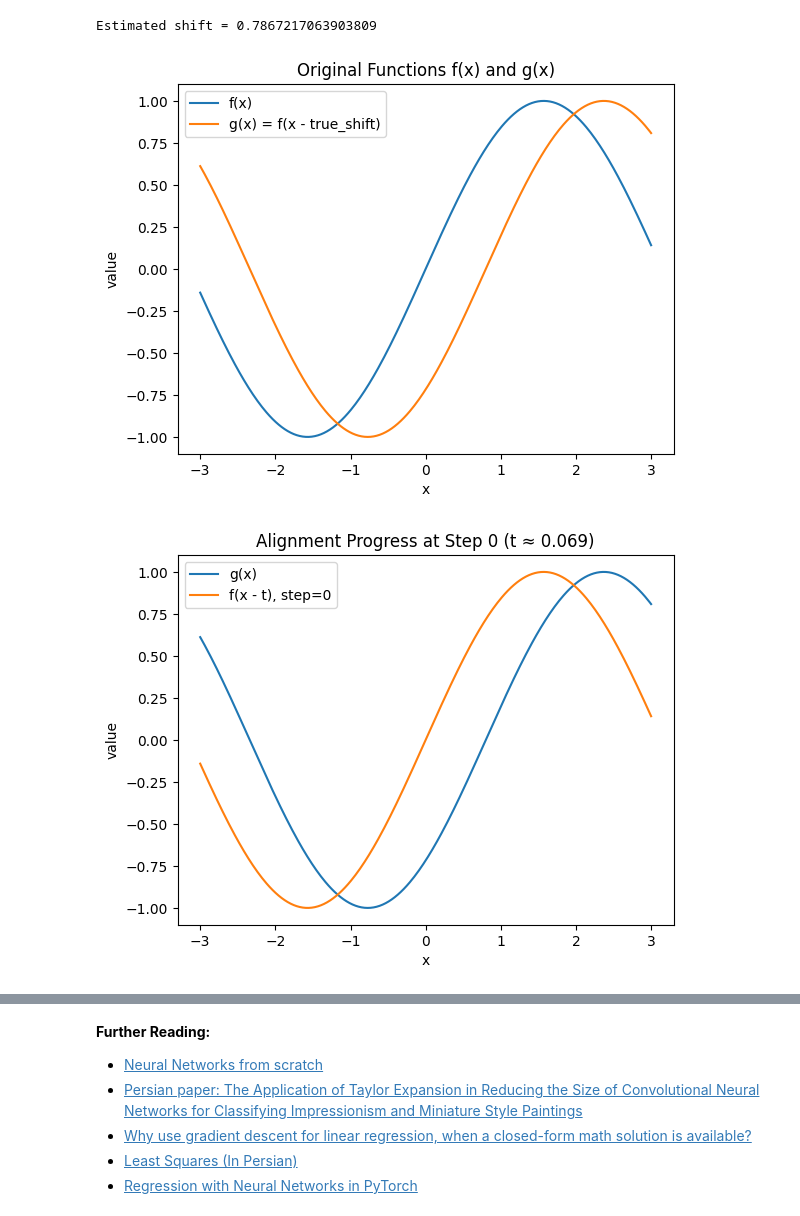
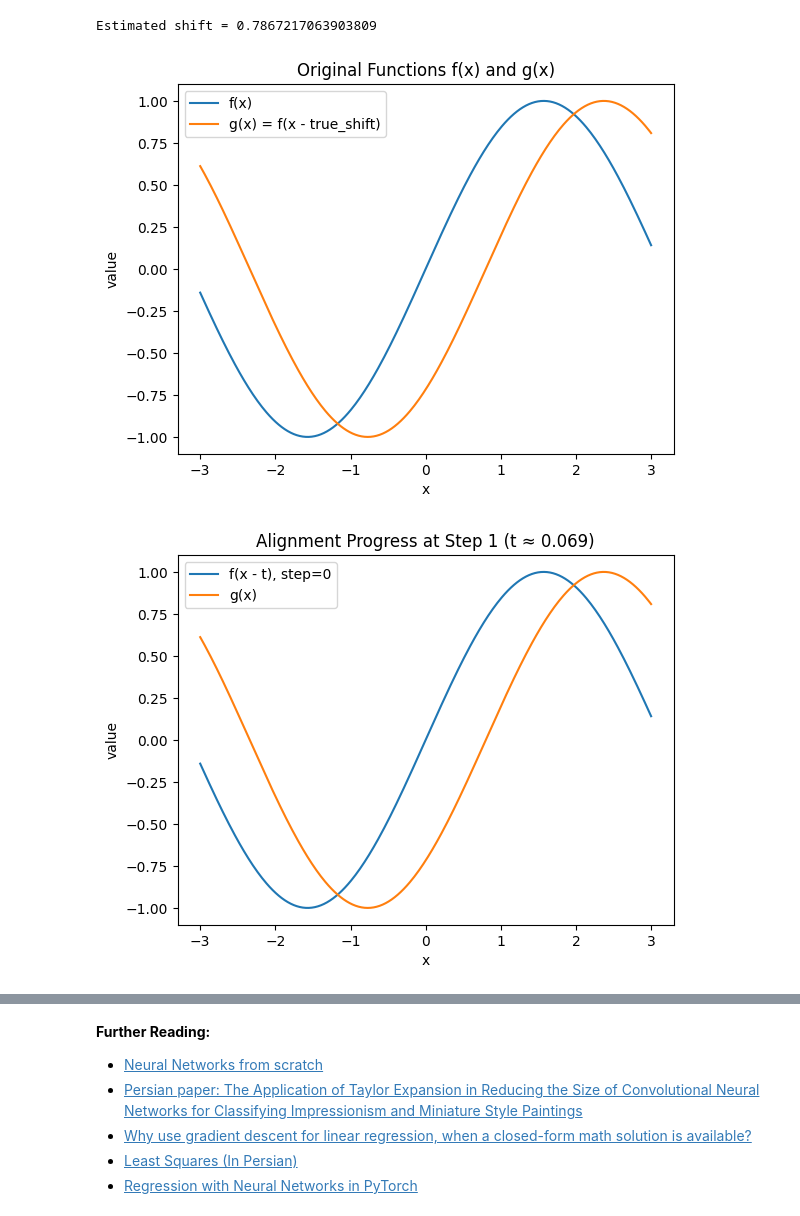
Before and after one commit to fum-cs/a4ds, a Jupyter notebook: machine-learning/05.06-Linear-Regression-part2.ipynb, the cells around one changed output, grey strips where cells are left out. Saved outputs shown, nothing was run; the diff lists cells and outputs as text; code cells hidden in the pictures.

```diff
--- a/machine-learning/05.06-Linear-Regression-part2.ipynb
+++ b/machine-learning/05.06-Linear-Regression-part2.ipynb
@@ -792,33 +792,33 @@ for step in range(40):
 
     loss.backward()
     optimizer.step()
 
     # Save plots every few steps
     if step % 20 == 0 or step == 39:
         history.append((step, t.item(), f_shifted.detach().clone()))
 
 # print("Estimated shift =", t.item())
 
 # ---- Plot the original functions f and g ----
 plt.figure()
 plt.plot(x, f, label="f(x)")
 plt.plot(x, g, label="g(x) = f(x - true_shift)")
 plt.legend()
 plt.title("Original Functions f(x) and g(x)")
 plt.xlabel("x")
 plt.ylabel("value")
 plt.show()
 
 # ---- Plot the alignment progress ----
 for step, t_val, shifted_curve in history:
     plt.figure()
+    plt.plot(x, shifted_curve, label=f"f(x - t), step={step}")
     plt.plot(x, g, label="g(x)")
-    plt.plot(x, shifted_curve, label=f"f(x - t), step={step}")
     plt.legend()
-    plt.title(f"Alignment Progress at Step {step} (t ≈ {t_val:.3f})")
+    plt.title(f"Alignment Progress at Step {step+1} (t ≈ {t_val:.3f})")
     plt.xlabel("x")
     plt.ylabel("value")
     plt.show()
 # %% [output]
 [figure]
-[figure, old version]
+[figure, new version]
```
Also changed, not shown: parts of 1 cell of this notebook.
